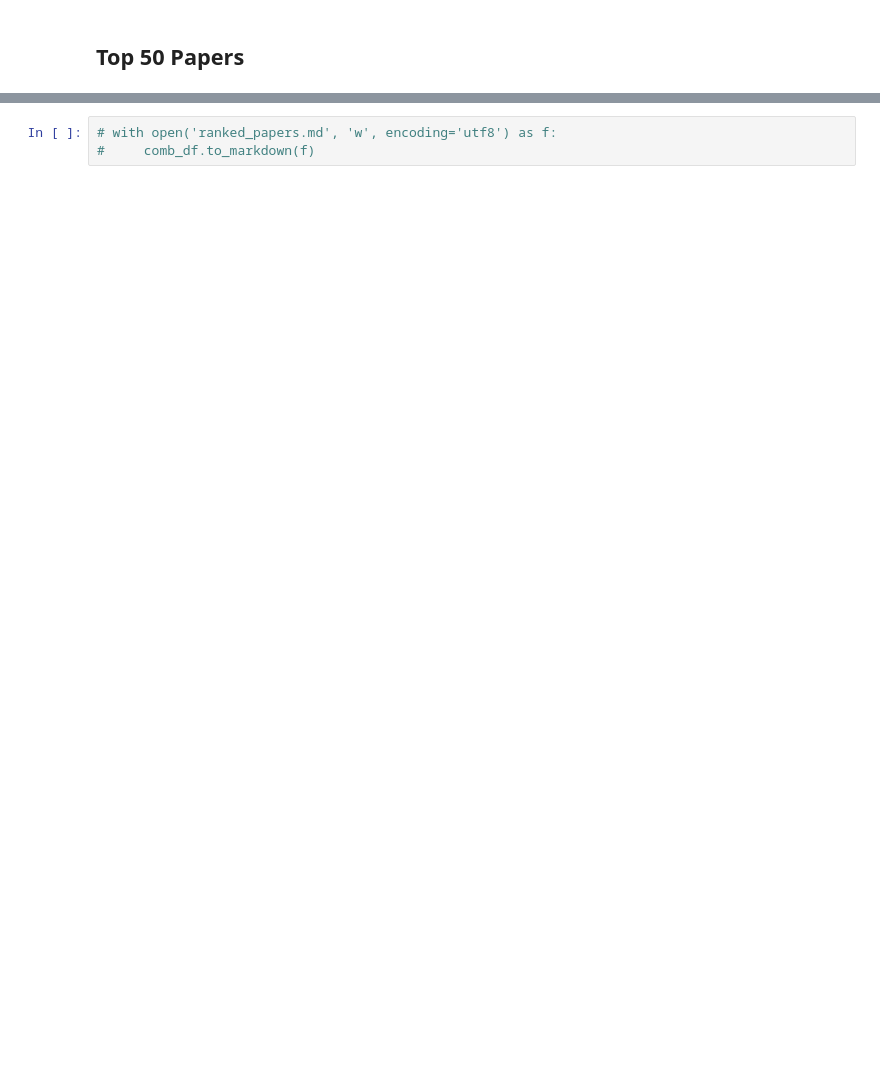
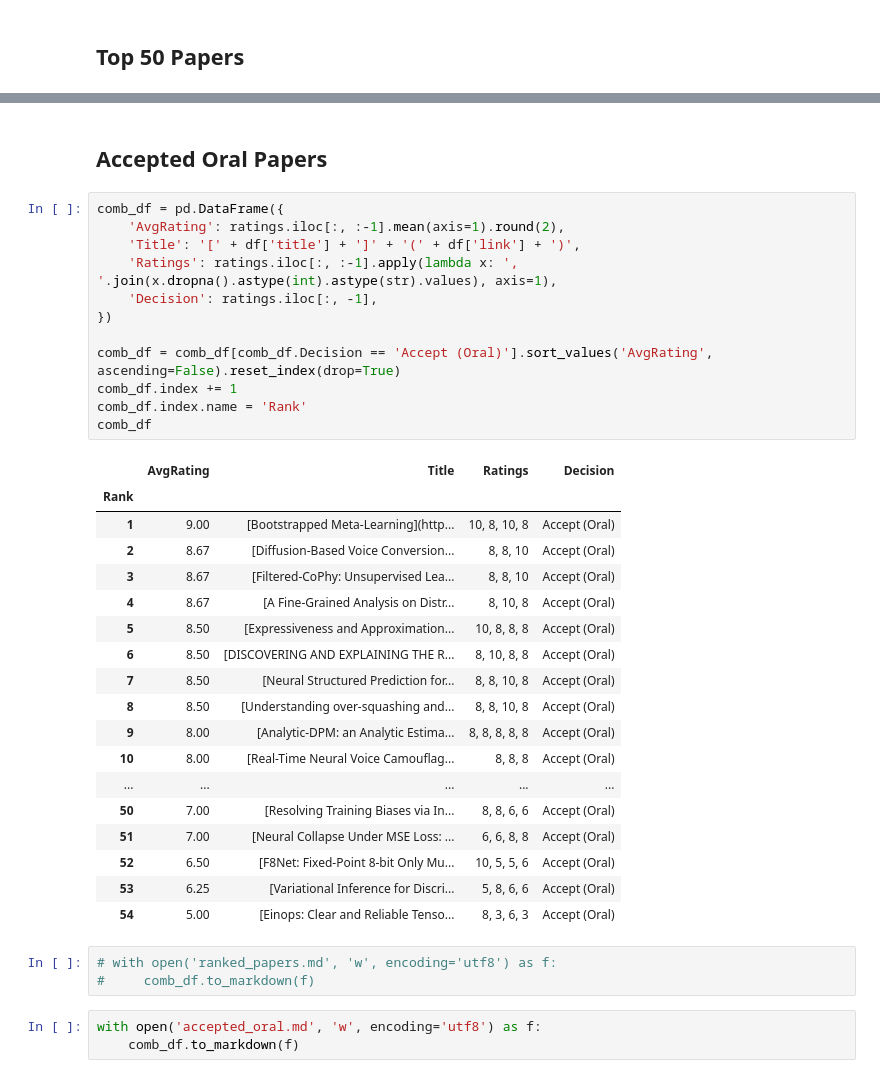
Before and after one commit to evanzd/ICLR2021-OpenReviewData, a Jupyter notebook: visualization.ipynb, the cells around one changed output, grey strips where cells are left out. Saved outputs shown, nothing was run; the diff lists cells and outputs as text; blank space fills up the shorter version.

```diff
--- a/visualization.ipynb
+++ b/visualization.ipynb
@@ -142,3 +142,39 @@ comb_df.head(50)
+# %% [markdown]
+## Accepted Oral Papers
+# %%
+comb_df = pd.DataFrame({
+    'AvgRating': ratings.iloc[:, :-1].mean(axis=1).round(2),
+    'Title': '[' + df['title'] + ']' + '(' + df['link'] + ')',
+    'Ratings': ratings.iloc[:, :-1].apply(lambda x: ', '.join(x.dropna().astype(int).astype(str).values), axis=1),
+    'Decision': ratings.iloc[:, -1],
+})
+
+comb_df = comb_df[comb_df.Decision == 'Accept (Oral)'].sort_values('AvgRating', ascending=False).reset_index(drop=True)
+comb_df.index += 1
+comb_df.index.name = 'Rank'
+comb_df
+# %% [output]
+|  | AvgRating | Title | Ratings | Decision |
+| Rank |  |  |  |  |
+| 1 | 9.00 | [Bootstrapped Meta-Learning](http... | 10, 8, 10, 8 | Accept (Oral) |
+| 2 | 8.67 | [Diffusion-Based Voice Conversion... | 8, 8, 10 | Accept (Oral) |
+| 3 | 8.67 | [Filtered-CoPhy: Unsupervised Lea... | 8, 8, 10 | Accept (Oral) |
+| 4 | 8.67 | [A Fine-Grained Analysis on Distr... | 8, 10, 8 | Accept (Oral) |
+| 5 | 8.50 | [Expressiveness and Approximation... | 10, 8, 8, 8 | Accept (Oral) |
+| 6 | 8.50 | [DISCOVERING AND EXPLAINING THE R... | 8, 10, 8, 8 | Accept (Oral) |
+| 7 | 8.50 | [Neural Structured Prediction for... | 8, 8, 10, 8 | Accept (Oral) |
+| 8 | 8.50 | [Understanding over-squashing and... | 8, 8, 10, 8 | Accept (Oral) |
+| 9 | 8.00 | [Analytic-DPM: an Analytic Estima... | 8, 8, 8, 8, 8 | Accept (Oral) |
+| 10 | 8.00 | [Real-Time Neural Voice Camouflag... | 8, 8, 8 | Accept (Oral) |
+| ... | ... | ... | ... | ... |
+| 50 | 7.00 | [Resolving Training Biases via In... | 8, 8, 6, 6 | Accept (Oral) |
+| 51 | 7.00 | [Neural Collapse Under MSE Loss: ... | 6, 6, 8, 8 | Accept (Oral) |
+| 52 | 6.50 | [F8Net: Fixed-Point 8-bit Only Mu... | 10, 5, 5, 6 | Accept (Oral) |
+| 53 | 6.25 | [Variational Inference for Discri... | 5, 8, 6, 6 | Accept (Oral) |
+| 54 | 5.00 | [Einops: Clear and Reliable Tenso... | 8, 3, 6, 3 | Accept (Oral) |
 # %%
 # with open('ranked_papers.md', 'w', encoding='utf8') as f:
 #     comb_df.to_markdown(f)
+# %%
+with open('accepted_oral.md', 'w', encoding='utf8') as f:
+    comb_df.to_markdown(f)
```
Also changed, not shown: parts of 5 cells of this notebook, 15 other files.
